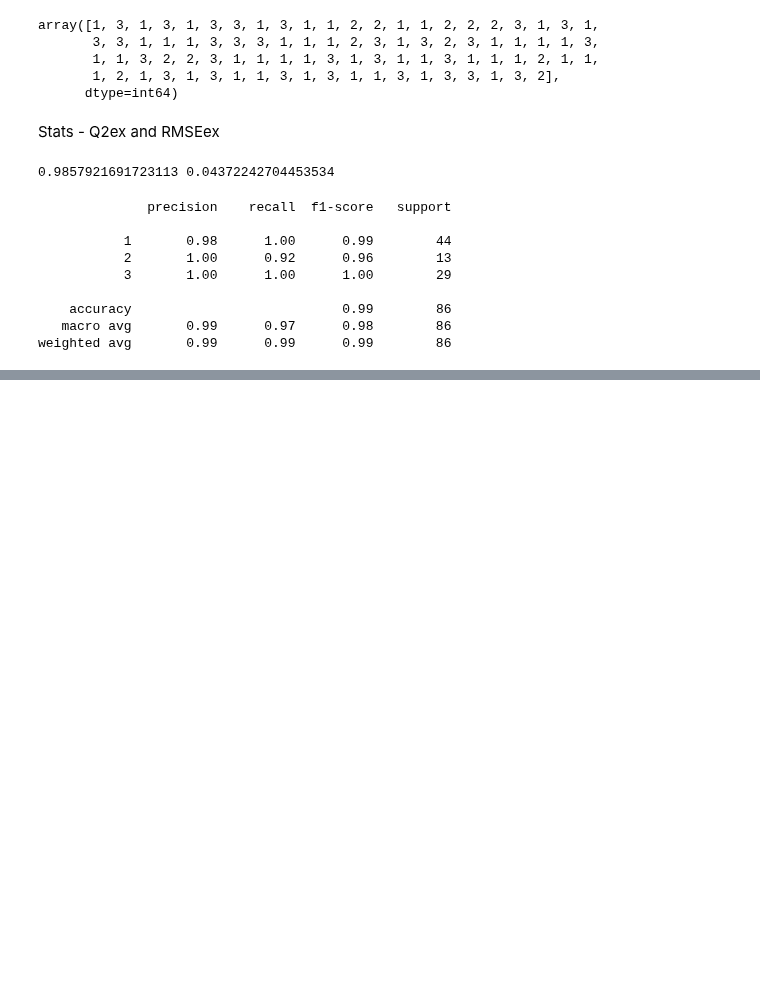
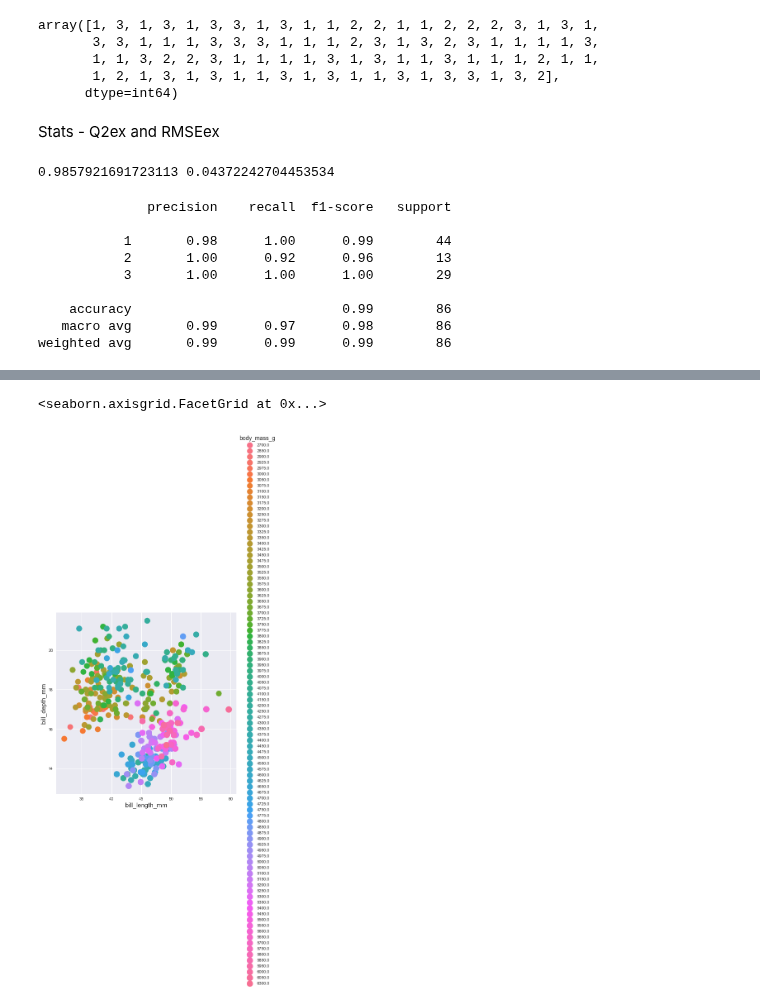
Before and after one commit to Miczel00/machine-learning, a Jupyter notebook: zaj1/main.ipynb, the cells around one changed output, grey strips where cells are left out. Cells and saved outputs as stored; diff of their text form; code cells hidden in the pictures; blank space fills up the shorter version.

```diff
--- a/zaj1/main.ipynb
+++ b/zaj1/main.ipynb
@@ -952,0 +970,5 @@ KeyError: '[3] not in index'
+# %%
+sns.FacetGrid(knn_data, size=7,hue="body_mass_g").map(plt.scatter,'bill_length_mm','bill_depth_mm','flipper_length_mm').add_legend()
+# %% [output]
+<seaborn.axisgrid.FacetGrid at 0x...>
+[figure, added]
```
Also changed, not shown: parts of 19 cells of this notebook.
